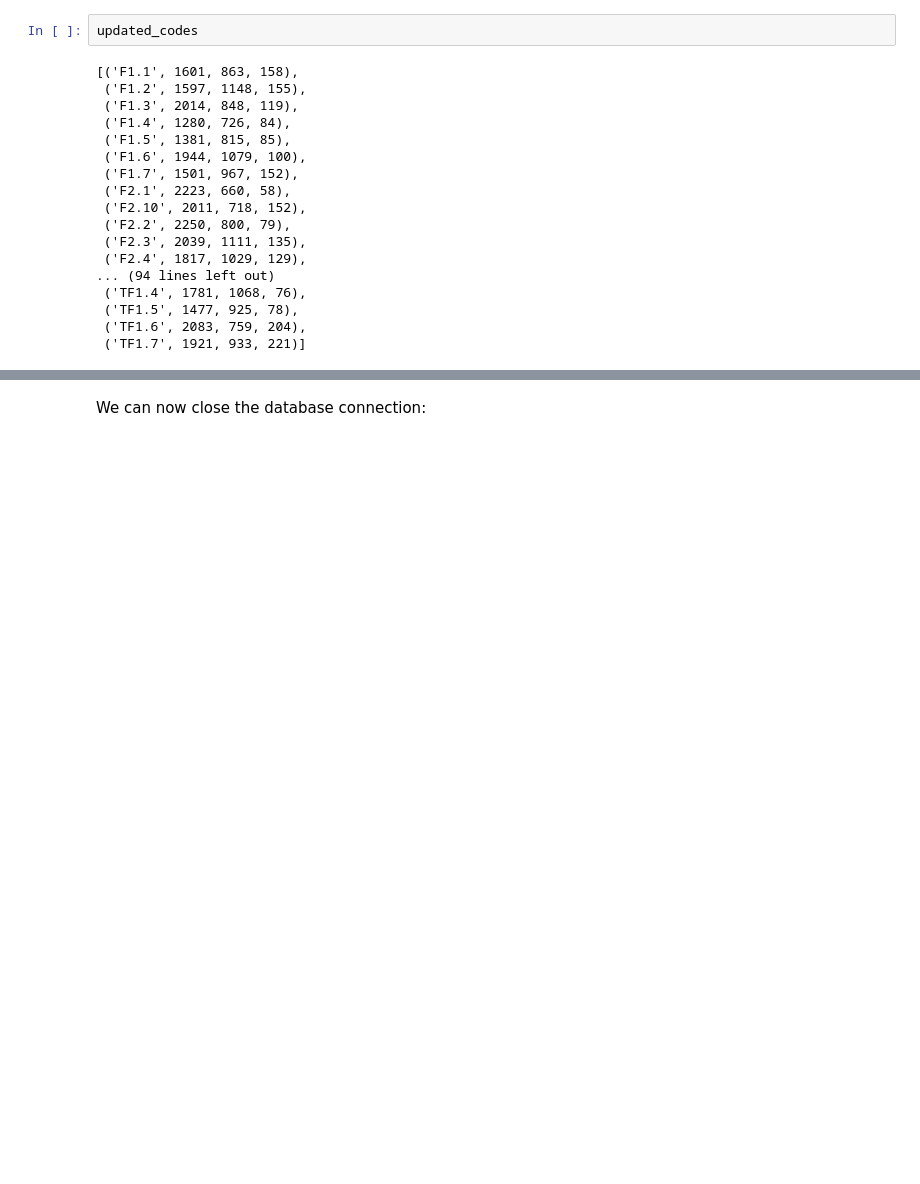
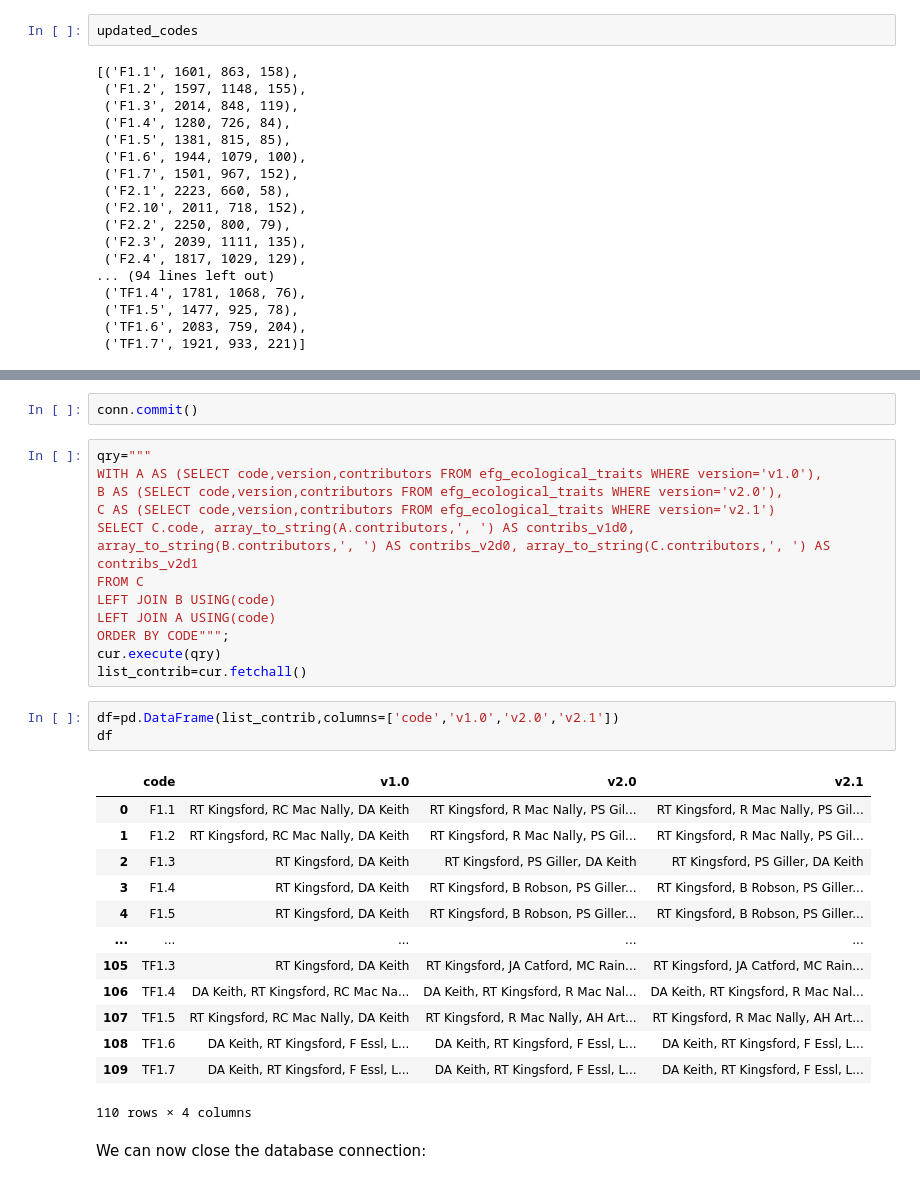
Before and after one commit to red-list-ecosystem/typology-web-update-content, a Jupyter notebook: python/read-profiles-from-docx.ipynb, the cells around one changed output, grey strips where cells are left out. Drawn from its saved outputs; the diff is of its cells as text; blank space fills up the shorter version.

```diff
--- a/python/read-profiles-from-docx.ipynb
+++ b/python/read-profiles-from-docx.ipynb
@@ -242,3 +412,35 @@ updated_codes
+# %%
+conn.commit()
+# %%
+qry="""
+WITH A AS (SELECT code,version,contributors FROM efg_ecological_traits WHERE version='v1.0'),
+B AS (SELECT code,version,contributors FROM efg_ecological_traits WHERE version='v2.0'),
+C AS (SELECT code,version,contributors FROM efg_ecological_traits WHERE version='v2.1')
+SELECT C.code, array_to_string(A.contributors,', ') AS contribs_v1d0,
+array_to_string(B.contributors,', ') AS contribs_v2d0, array_to_string(C.contributors,', ') AS contribs_v2d1
+FROM C
+LEFT JOIN B USING(code)
+LEFT JOIN A USING(code)
+ORDER BY CODE""";
+cur.execute(qry)
+list_contrib=cur.fetchall()
+# %%
+df=pd.DataFrame(list_contrib,columns=['code','v1.0','v2.0','v2.1'])
+df
+# %% [output]
+|  | code | v1.0 | v2.0 | v2.1 |
+| 0 | F1.1 | RT Kingsford, RC Mac Nally, DA Keith | RT Kingsford, R Mac Nally, PS Gil... | RT Kingsford, R Mac Nally, PS Gil... |
+| 1 | F1.2 | RT Kingsford, RC Mac Nally, DA Keith | RT Kingsford, R Mac Nally, PS Gil... | RT Kingsford, R Mac Nally, PS Gil... |
+| 2 | F1.3 | RT Kingsford, DA Keith | RT Kingsford, PS Giller, DA Keith | RT Kingsford, PS Giller, DA Keith |
+| 3 | F1.4 | RT Kingsford, DA Keith | RT Kingsford, B Robson, PS Giller... | RT Kingsford, B Robson, PS Giller... |
+| 4 | F1.5 | RT Kingsford, DA Keith | RT Kingsford, B Robson, PS Giller... | RT Kingsford, B Robson, PS Giller... |
+| ... | ... | ... | ... | ... |
+| 105 | TF1.3 | RT Kingsford, DA Keith | RT Kingsford, JA Catford, MC Rain... | RT Kingsford, JA Catford, MC Rain... |
+| 106 | TF1.4 | DA Keith, RT Kingsford, RC Mac Na... | DA Keith, RT Kingsford, R Mac Nal... | DA Keith, RT Kingsford, R Mac Nal... |
+| 107 | TF1.5 | RT Kingsford, RC Mac Nally, DA Keith | RT Kingsford, R Mac Nally, AH Art... | RT Kingsford, R Mac Nally, AH Art... |
+| 108 | TF1.6 | DA Keith, RT Kingsford, F Essl, L... | DA Keith, RT Kingsford, F Essl, L... | DA Keith, RT Kingsford, F Essl, L... |
+| 109 | TF1.7 | DA Keith, RT Kingsford, F Essl, L... | DA Keith, RT Kingsford, F Essl, L... | DA Keith, RT Kingsford, F Essl, L... |
+110 rows × 4 columns
 # %% [markdown]
 We can now close the database connection:
 # %%
```
Also changed, not shown: parts of 27 cells of this notebook, 2 other files.
